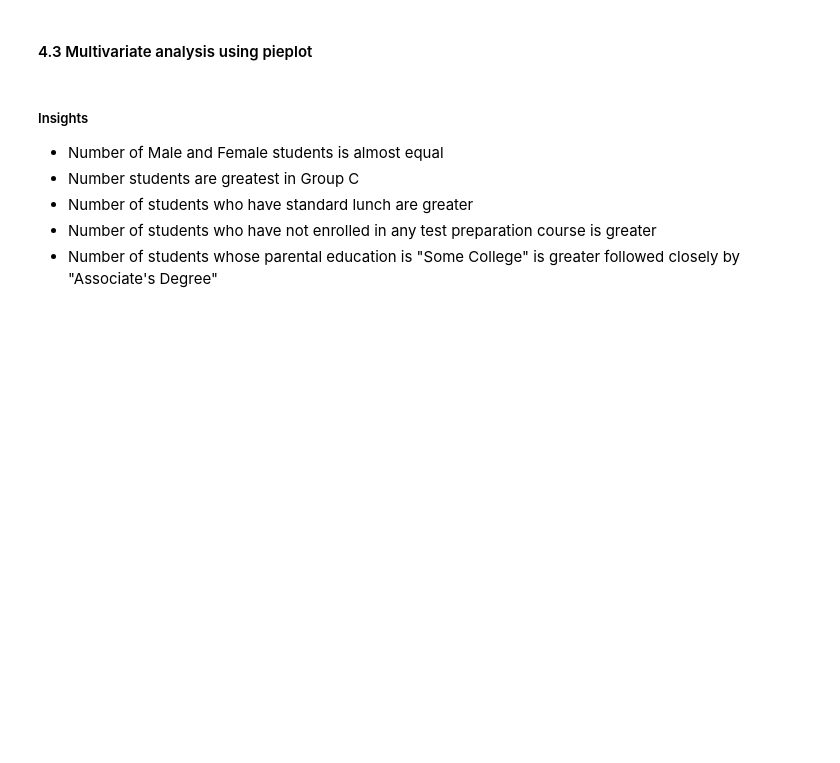
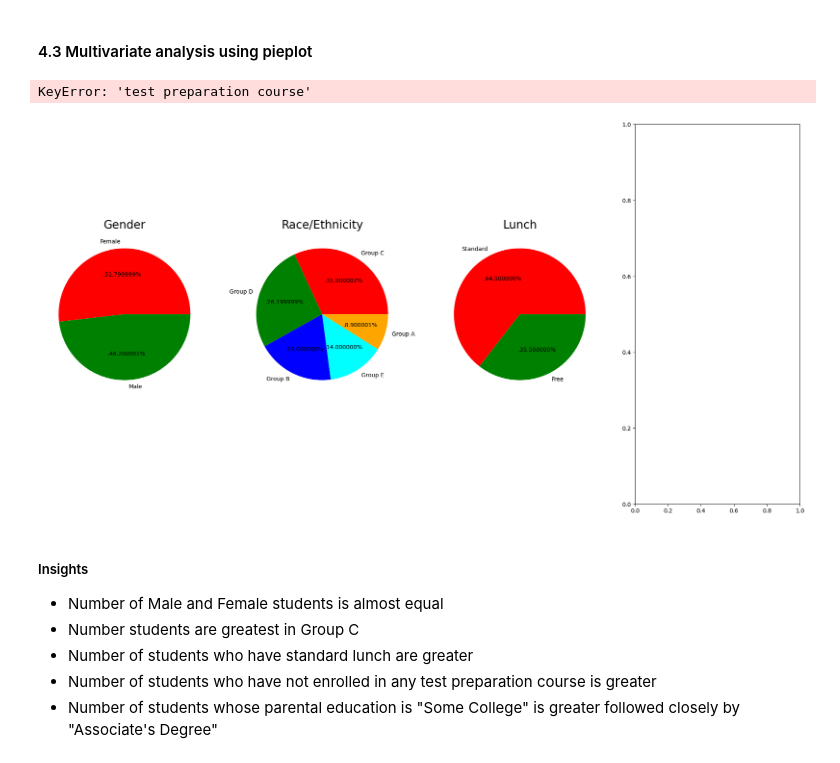
Before and after one commit to prajwaldev20/mlproject, a Jupyter notebook: notebook/1 . EDA STUDENT PERFORMANCE .ipynb, the cells around one changed output. Drawn from its saved outputs; the diff is of its cells as text; code cells hidden in the pictures; blank space fills up the shorter version.

```diff
--- a/notebook/1 . EDA STUDENT PERFORMANCE .ipynb
+++ b/notebook/1 . EDA STUDENT PERFORMANCE .ipynb
@@ -356,7 +359,7 @@ plt.axis('off')
 
 
 plt.subplot(1, 5, 2)
-size = df['race/ethnicity'].value_counts()
+size = df['race_ethnicity'].value_counts()
 labels = 'Group C', 'Group D','Group B','Group E','Group A'
 color = ['red', 'green', 'blue', 'cyan','orange']
 
@@ -373,33 +376,36 @@ color = ['red','green']
 
 plt.pie(size, colors = color,labels = labels,autopct = '.%2f%%')
 plt.title('Lunch', fontsize = 20)
 plt.axis('off')
 
 
 plt.subplot(1, 5, 4)
 size = df['test preparation course'].value_counts()
 labels = 'None', 'Completed'
 color = ['red','green']
 
 plt.pie(size, colors = color,labels = labels,autopct = '.%2f%%')
 plt.title('Test Course', fontsize = 20)
 plt.axis('off')
 
 
 plt.subplot(1, 5, 5)
 size = df['parental level of education'].value_counts()
 labels = 'Some College', "Associate's Degree",'High School','Some High School',"Bachelor's Degree","Master's Degree"
 color = ['red', 'green', 'blue', 'cyan','orange','grey']
 
 plt.pie(size, colors = color,labels = labels,autopct = '.%2f%%')
 plt.title('Parental Education', fontsize = 20)
 plt.axis('off')
 
 
 plt.tight_layout()
 plt.grid()
 
 plt.show()
+# %% [output]
+KeyError: 'test preparation course'
+[figure, added]
 # %% [markdown]
 #####  Insights
 - Number of Male and Female students is almost equal
```
Also changed, not shown: parts of 16 cells of this notebook, 5 other files.
